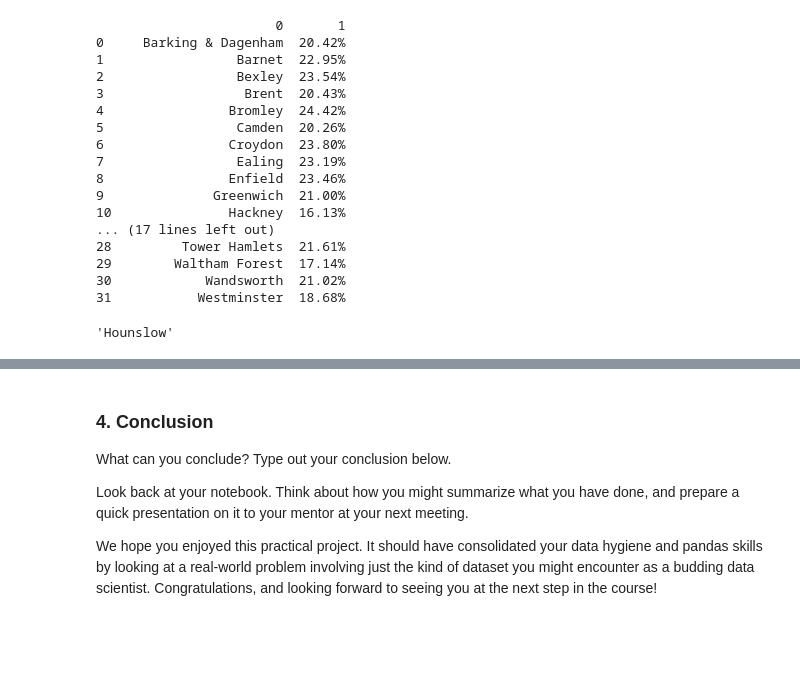
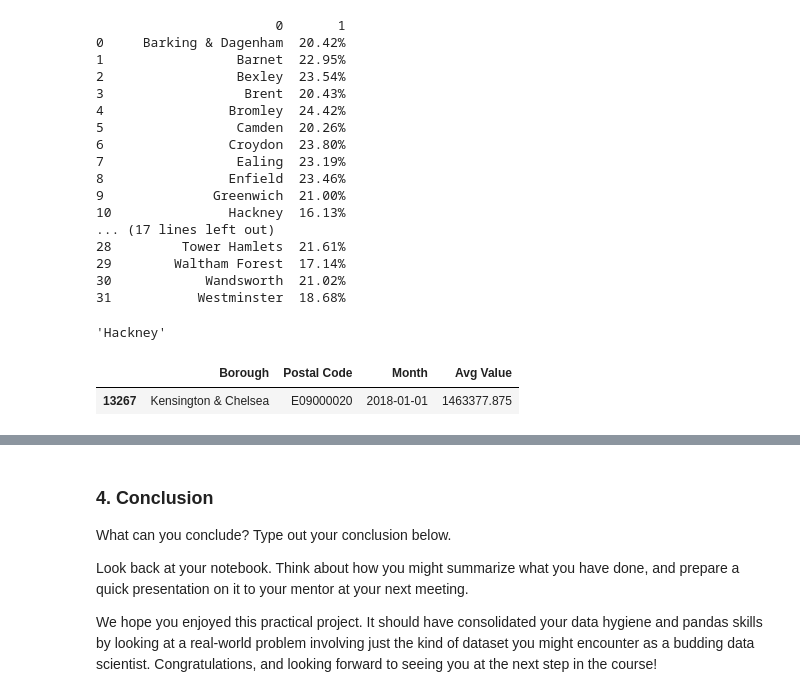
Before and after one commit to jade-lam/Springboard-DSC, a Jupyter notebook: Unit_4_Challenge_Tier_3.ipynb, the cells around one changed output, grey strips where cells are left out. Cells and saved outputs as stored; diff of their text form; code cells hidden in the pictures; blank space fills up the shorter version.

```diff
--- a/Unit_4_Challenge_Tier_3.ipynb
+++ b/Unit_4_Challenge_Tier_3.ipynb
@@ -421,6 +446,12 @@ print(pd.DataFrame(b_price_change.items()))
 31           Westminster  18.68%
 # %%
 #Borough with the highest increase in Average value comparing year 2018 to year 1998
-max(b_price_change, key=b_price_change.get)
+min(b_price_change, key=b_price_change.get)
 # %% [output]
-'Hounslow'
+'Hackney'
+# %%
+# Identifying the most expensive Borough in London
+dflon_cleaned.loc[dflon_cleaned['Avg Value'] == dflon_cleaned['Avg Value'].max()]
+# %% [output]
+|  | Borough | Postal Code | Month | Avg Value |
+| 13267 | Kensington & Chelsea | E09000020 | 2018-01-01 | 1463377.875 |
```
Also changed, not shown: parts of 6 cells of this notebook.
